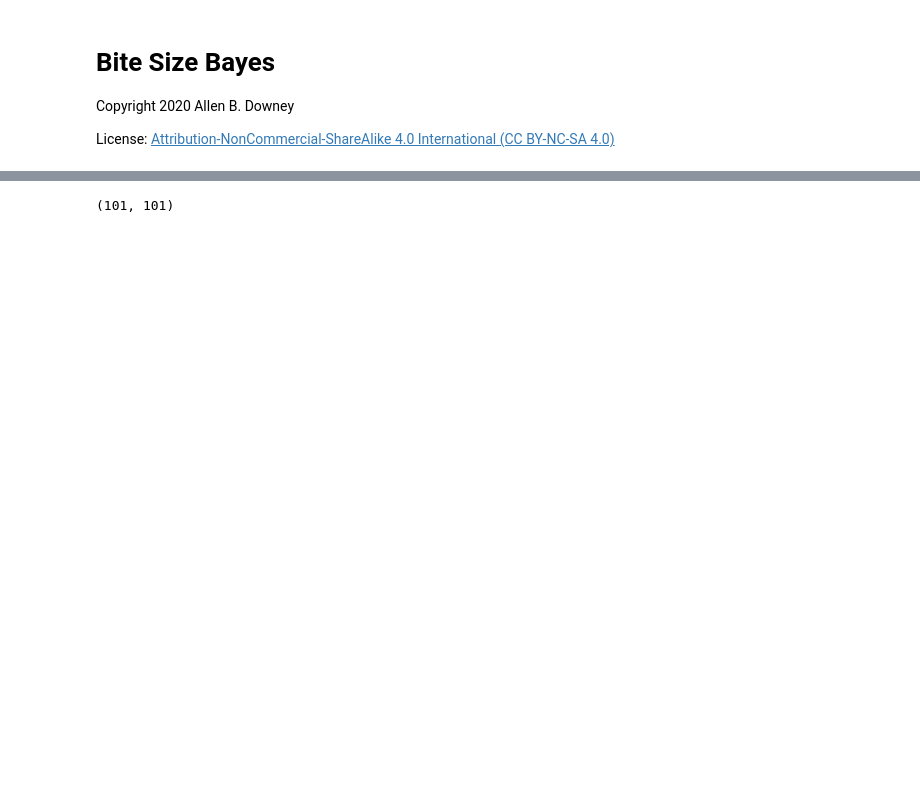
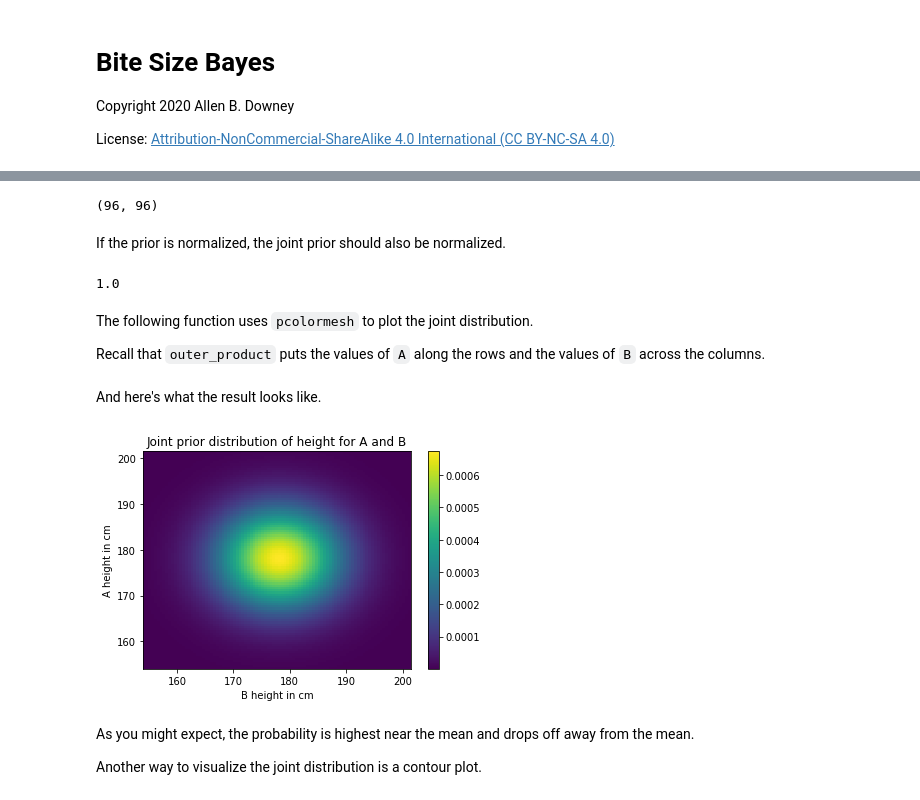
Before and after one commit to AllenDowney/BiteSizeBayes, a Jupyter notebook: 11_faceoff_soln.ipynb, the cells around one changed output, grey strips where cells are left out. Drawn from its saved outputs; the diff is of its cells as text; code cells hidden in the pictures; blank space fills up the shorter version.

```diff
--- a/11_faceoff_soln.ipynb
+++ b/11_faceoff_soln.ipynb
@@ -58,5 +180,37 @@ plt.title('Distribution of height for men in U.S.');
 # %%
-joint_ps = np.outer(prior, prior)
-joint_ps.shape
+joint = outer_product(prior, prior)
+joint.shape
 # %% [output]
-(101, 101)
+(96, 96)
+# %% [markdown]
+If the prior is normalized, the joint prior should also be normalized.
+# %%
+joint.to_numpy().sum()
+# %% [output]
+1.0
+# %% [markdown]
+The following function uses `pcolormesh` to plot the joint distribution.
+
+Recall that `outer_product` puts the values of `A` along the rows and the values of `B` across the columns.
+# %%
+def plot_joint(joint):
+    """Plot a joint distribution.
+
+    joint: DataFrame representing a joint PMF
+    """
+    plt.pcolormesh(joint.index, joint.index, joint)
+    plt.ylabel('A height in cm')
+    plt.xlabel('B height in cm')
+# %% [markdown]
+
+And here's what the result looks like.
+# %%
+plot_joint(joint)
+plt.colorbar()
+plt.title('Joint prior distribution of height for A and B');
+# %% [output]
+[figure, added]
+# %% [markdown]
+As you might expect, the probability is highest near the mean and drops off away from the mean.
+
+Another way to visualize the joint distribution is a contour plot.
```
Also changed, not shown: parts of 165 cells of this notebook, 1 other file.
